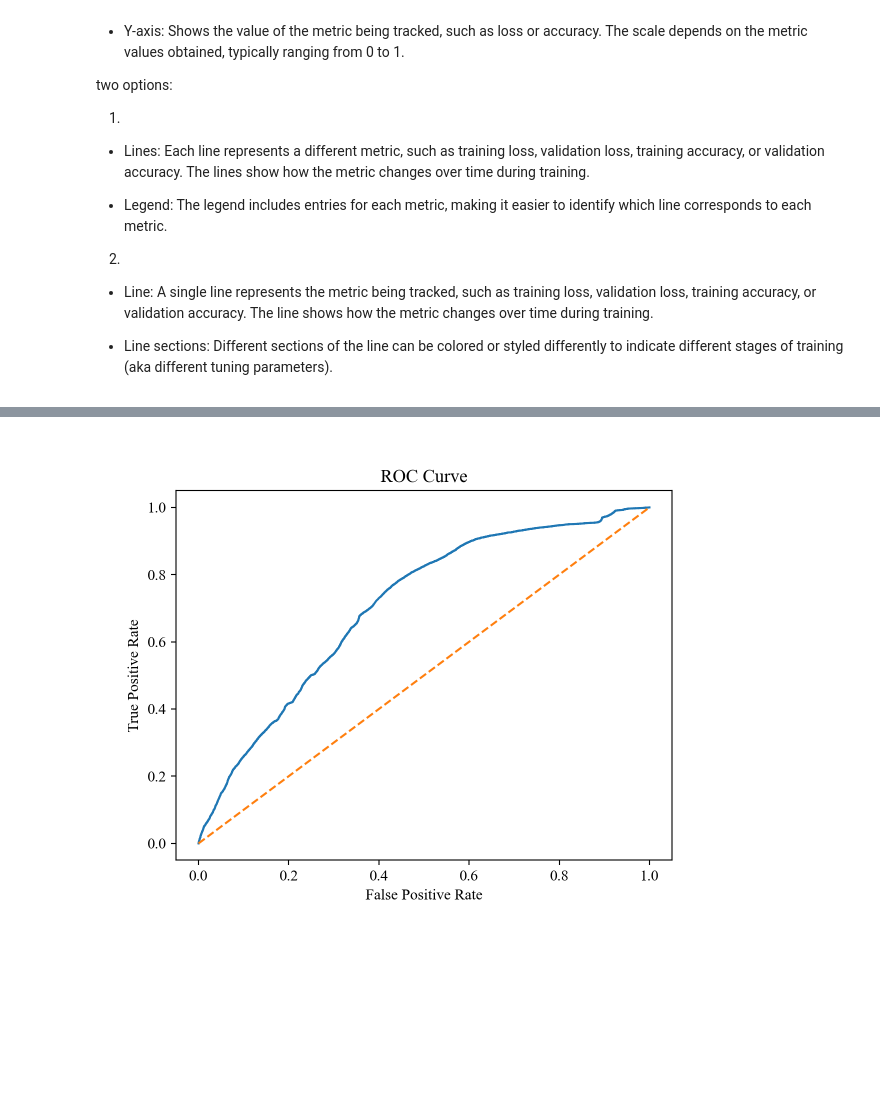
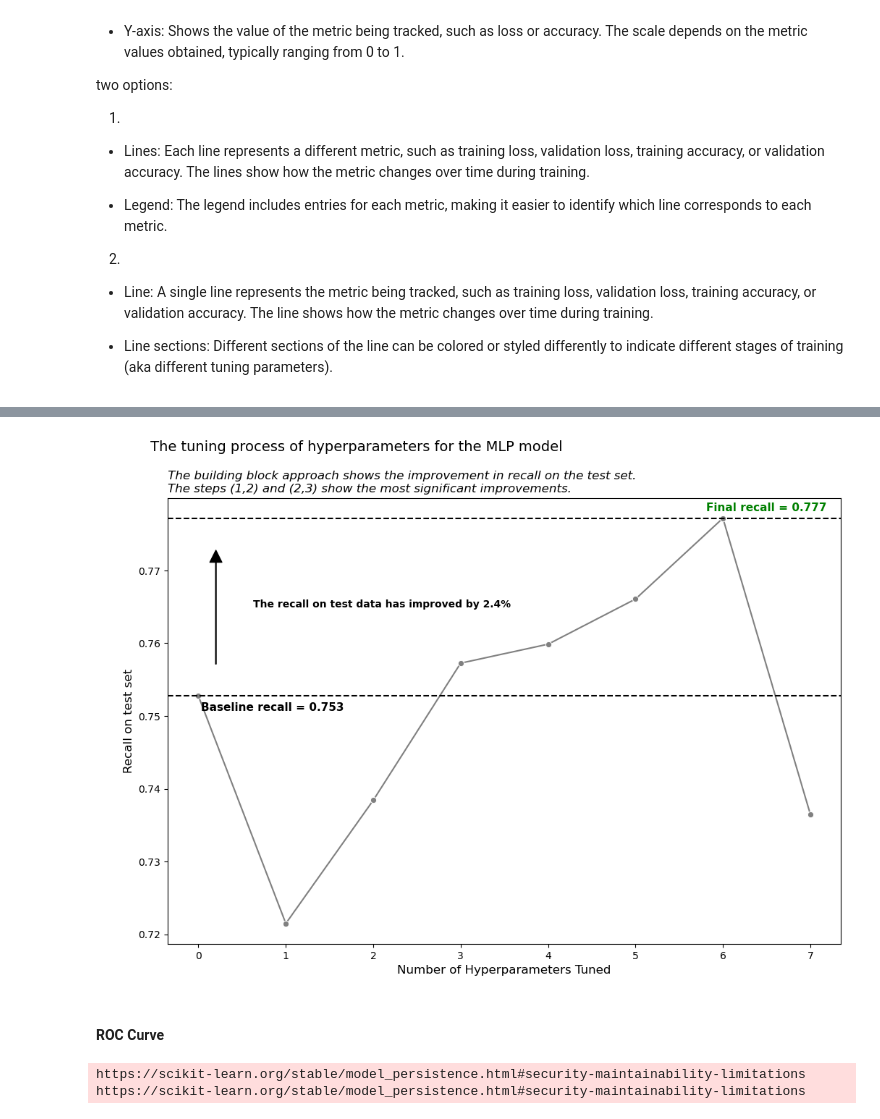
Before and after one commit to DecisionTreeBruining/212B-ML-Project, a Jupyter notebook: assignment_3/local_dev/mlp_visual.ipynb, the cells around one changed output, grey strips where cells are left out. Drawn from its saved outputs; the diff is of its cells as text; code cells hidden in the pictures; blank space fills up the shorter version.

```diff
--- a/assignment_3/local_dev/mlp_visual.ipynb
+++ b/assignment_3/local_dev/mlp_visual.ipynb
@@ -225,0 +203,11 @@ with open(root_path + 'best_model_best_params-Under_Sample_1:1_threshold_20.pkl'
+# %%
+root_path = "../../Data/GoogleDrive/MLP_Results/"
+baseline = pd.read_parquet(root_path + 'test_results-baseline.parquet')
+result_2 = pd.read_parquet(root_path + 'test_results_lego_2-Under_Sample_1:1_threshold_20.parquet')
+result_3 = pd.read_parquet(root_path + 'test_results_best_lego_3_2-Under_Sample_1:1_threshold_20.parquet')
+result_4 = pd.read_parquet(root_path + 'test_results_best_lego_4_2-Under_Sample_1:1_threshold_20.parquet')
+result_5 = pd.read_parquet(root_path + 'test_results_best_lego_5_2-Under_Sample_1:1_threshold_20.parquet')
+result_6 = pd.read_parquet(root_path + 'test_results_best_lego_6_2-Under_Sample_1:1_threshold_20.parquet')
+result_7 = pd.read_parquet(root_path + 'test_results_best_lego_7_3-Under_Sample_1:1_threshold_20.parquet')
+result_8 = pd.read_parquet(root_path + 'test_results_best_lego_8_3-Under_Sample_1:1_threshold_20.parquet')
+best_result = pd.read_parquet(root_path + 'test_results_best_params-Under_Sample_1:1_threshold_20.parquet')
@@ -225,0 +222,6 @@ with open(root_path + 'best_model_best_params-Under_Sample_1:1_threshold_20.pkl'
+# %%
+# put all results in a dataframe
+results = pd.concat([baseline, result_2, result_3, result_4, result_5, result_6, result_7, result_8])
+results.reset_index(drop=True, inplace=True)
+# %%
+results['step'] = results.index
@@ -226,3 +348,28 @@ with open(root_path + 'best_model_best_params-Under_Sample_1:1_threshold_20.pkl'
+# %%
+results['test_score'] = results['Recall']
+# %%
+plot_hyperparameters_tuning(results)
+# %% [output]
+[figure, added]
+# %% [markdown]
+#### ROC Curve
+# %%
+with open(root_path + 'best_model-baseline.pkl', 'rb') as f:
+    base_model = pickle.load(f)
+
+
+with open(root_path + 'best_model_best_lego_7_3-Under_Sample_1:1_threshold_20.pkl', 'rb') as f:
+    model_7 = pickle.load(f)
+
+
+with open(root_path + 'best_model_best_params-Under_Sample_1:1_threshold_20.pkl', 'rb') as be:
+    best_model = pickle.load(be)
+
+with open(root_path + 'xgb_model.pkl', 'rb') as f:
+    xgb_model= pickle.load(f)
+# %% [output]
+https://scikit-learn.org/stable/model_persistence.html#security-maintainability-limitations
+https://scikit-learn.org/stable/model_persistence.html#security-maintainability-limitations
 # %%
 # import test data
 y_test = pd.read_parquet('../../Data/GoogleDrive/MLP_Dataset/Under_Sample_1:1_threshold_20_y_test.parquet')
@@ -255,14 +402,0 @@ y_prob_best = best_model.predict_proba(X_test)[:, 1]
-# %%
-# roc curve
-from sklearn.metrics import roc_curve, roc_auc_score
-
-fpr, tpr, thresholds = roc_curve(y_test, y_prob)
-
-plt.plot(fpr, tpr)
-plt.plot([0, 1], [0, 1], linestyle='--')
-plt.xlabel('False Positive Rate')
-plt.ylabel('True Positive Rate')
-plt.title('ROC Curve')
-plt.show()
-# %% [output]
-[figure, removed]
```
Also changed, not shown: parts of 35 cells of this notebook.
